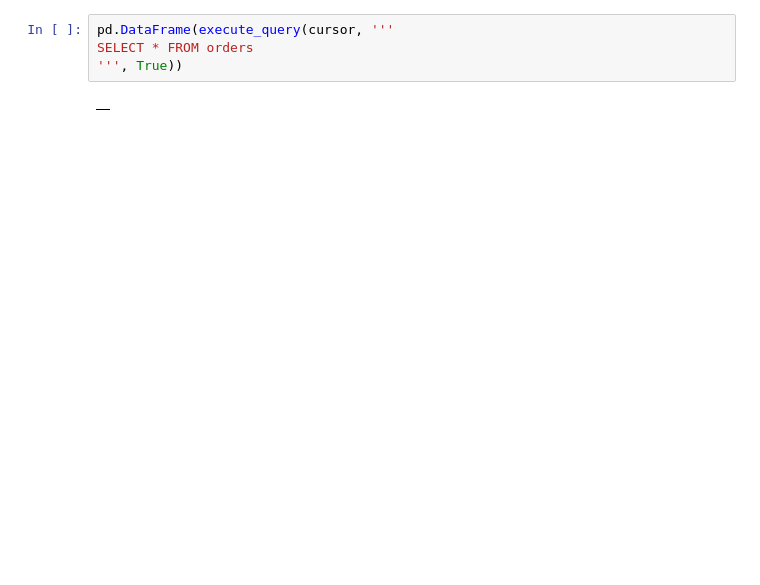
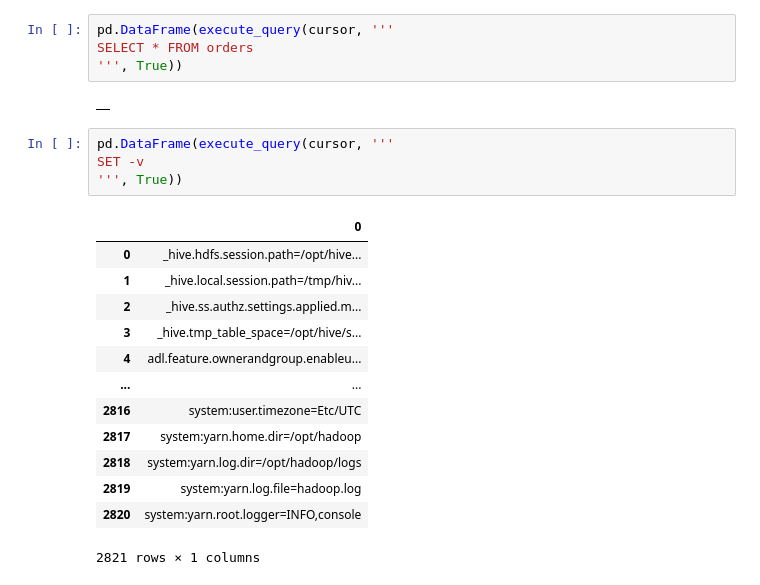
Before and after one commit to lukilme/big-data-training, a Jupyter notebook: hive/part1.hql.ipynb, the cells around one changed output. Saved outputs shown, nothing was run; the diff lists cells and outputs as text; blank space fills up the shorter version.

```diff
--- a/hive/part1.hql.ipynb
+++ b/hive/part1.hql.ipynb
@@ -69,3 +83,21 @@ SELECT * FROM orders
 ''', True))
 # %% [output]
 |  |
+# %%
+pd.DataFrame(execute_query(cursor, '''
+SET -v
+''', True))
+# %% [output]
+|  | 0 |
+| 0 | _hive.hdfs.session.path=/opt/hive... |
+| 1 | _hive.local.session.path=/tmp/hiv... |
+| 2 | _hive.ss.authz.settings.applied.m... |
+| 3 | _hive.tmp_table_space=/opt/hive/s... |
+| 4 | adl.feature.ownerandgroup.enableu... |
+| ... | ... |
+| 2816 | system:user.timezone=Etc/UTC |
+| 2817 | system:yarn.home.dir=/opt/hadoop |
+| 2818 | system:yarn.log.dir=/opt/hadoop/logs |
+| 2819 | system:yarn.log.file=hadoop.log |
+| 2820 | system:yarn.root.logger=INFO,console |
+2821 rows × 1 columns
```
Also changed, not shown: parts of 10 cells of this notebook, 4 other files.
